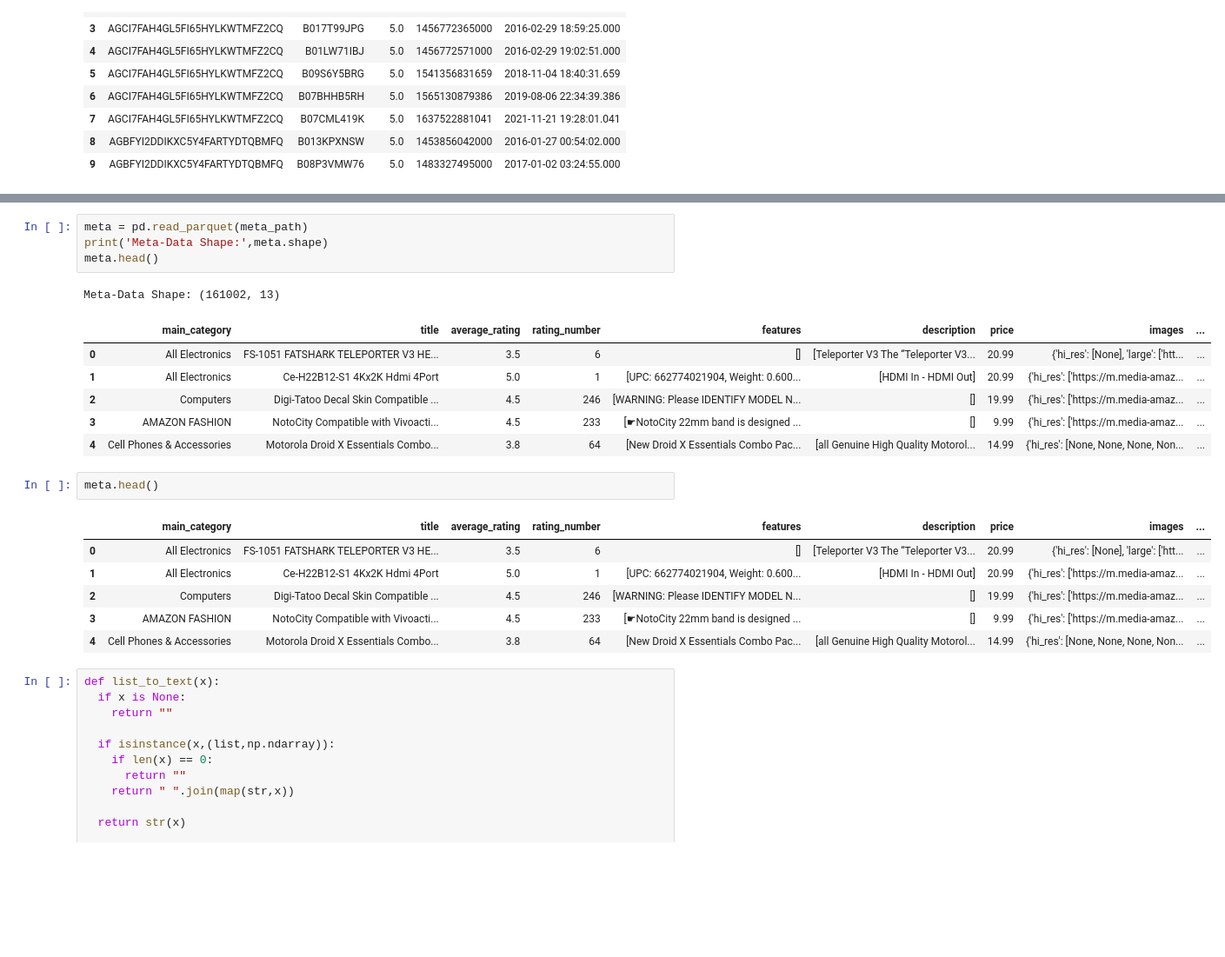
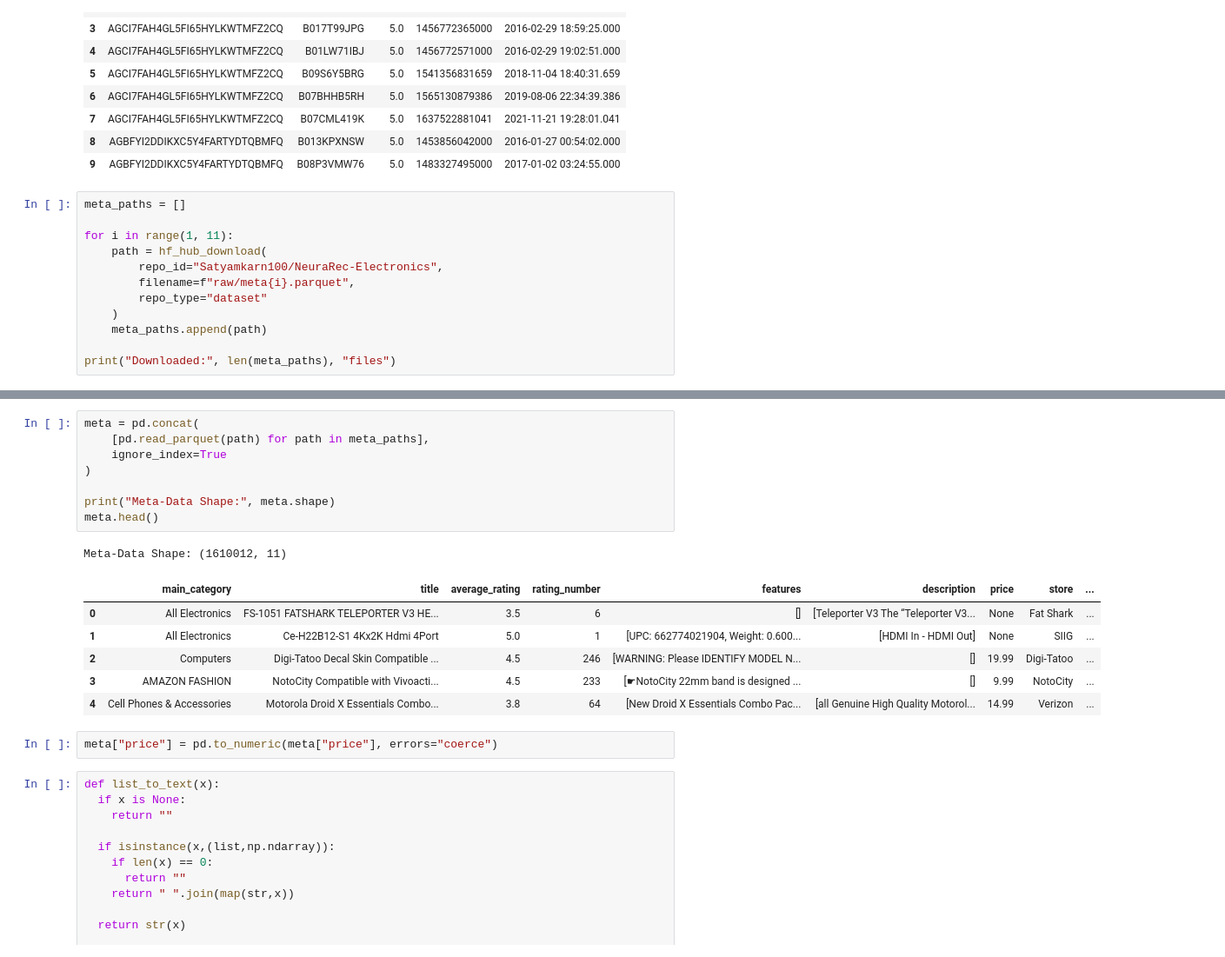
Before and after one commit to satyamkarn100-ctrl/Neural-Recommendation-Personalization-Engine, a Jupyter notebook: 02_preprocessing.ipynb, the cells around one changed output, grey strips where cells are left out. Shown at 87% size. Drawn from its saved outputs; the diff is of its cells as text; blank space fills up the shorter version.

Commit message:
feat: load reviews and concatenate metadata parquet files

```diff
--- a/02_preprocessing.ipynb
+++ b/02_preprocessing.ipynb
@@ -53,3 +55,15 @@ reviews.head(10)
 | 7 | AGCI7FAH4GL5FI65HYLKWTMFZ2CQ | B07CML419K | 5.0 | 1637522881041 | 2021-11-21 19:28:01.041 |
 | 8 | AGBFYI2DDIKXC5Y4FARTYDTQBMFQ | B013KPXNSW | 5.0 | 1453856042000 | 2016-01-27 00:54:02.000 |
 | 9 | AGBFYI2DDIKXC5Y4FARTYDTQBMFQ | B08P3VMW76 | 5.0 | 1483327495000 | 2017-01-02 03:24:55.000 |
+# %%
+meta_paths = []
+
+for i in range(1, 11):
+    path = hf_hub_download(
+        repo_id="Satyamkarn100/NeuraRec-Electronics",
+        filename=f"raw/meta{i}.parquet",
+        repo_type="dataset"
+    )
+    meta_paths.append(path)
+
+print("Downloaded:", len(meta_paths), "files")
@@ -56,24 +82,21 @@ reviews.head(10)
 # %%
-meta = pd.read_parquet(meta_path)
-print('Meta-Data Shape:',meta.shape)
+meta = pd.concat(
+    [pd.read_parquet(path) for path in meta_paths],
+    ignore_index=True
+)
+
+print("Meta-Data Shape:", meta.shape)
 meta.head()
 # %% [output]
-Meta-Data Shape: (161002, 13)
+Meta-Data Shape: (1610012, 11)
-|  | main_category | title | average_rating | rating_number | features | description | price | images | ... |
-| 0 | All Electronics | FS-1051 FATSHARK TELEPORTER V3 HE... | 3.5 | 6 | [] | [Teleporter V3 The “Teleporter V3... | 20.99 | {'hi_res': [None], 'large': ['htt... | ... |
-| 1 | All Electronics | Ce-H22B12-S1 4Kx2K Hdmi 4Port | 5.0 | 1 | [UPC: 662774021904, Weight: 0.600... | [HDMI In - HDMI Out] | 20.99 | {'hi_res': ['https://m.media-amaz... | ... |
-| 2 | Computers | Digi-Tatoo Decal Skin Compatible ... | 4.5 | 246 | [WARNING: Please IDENTIFY MODEL N... | [] | 19.99 | {'hi_res': ['https://m.media-amaz... | ... |
-| 3 | AMAZON FASHION | NotoCity Compatible with Vivoacti... | 4.5 | 233 | [☛NotoCity 22mm band is designed ... | [] | 9.99 | {'hi_res': ['https://m.media-amaz... | ... |
-| 4 | Cell Phones & Accessories | Motorola Droid X Essentials Combo... | 3.8 | 64 | [New Droid X Essentials Combo Pac... | [all Genuine High Quality Motorol... | 14.99 | {'hi_res': [None, None, None, Non... | ... |
+|  | main_category | title | average_rating | rating_number | features | description | price | store | ... |
+| 0 | All Electronics | FS-1051 FATSHARK TELEPORTER V3 HE... | 3.5 | 6 | [] | [Teleporter V3 The “Teleporter V3... | None | Fat Shark | ... |
+| 1 | All Electronics | Ce-H22B12-S1 4Kx2K Hdmi 4Port | 5.0 | 1 | [UPC: 662774021904, Weight: 0.600... | [HDMI In - HDMI Out] | None | SIIG | ... |
+| 2 | Computers | Digi-Tatoo Decal Skin Compatible ... | 4.5 | 246 | [WARNING: Please IDENTIFY MODEL N... | [] | 19.99 | Digi-Tatoo | ... |
+| 3 | AMAZON FASHION | NotoCity Compatible with Vivoacti... | 4.5 | 233 | [☛NotoCity 22mm band is designed ... | [] | 9.99 | NotoCity | ... |
+| 4 | Cell Phones & Accessories | Motorola Droid X Essentials Combo... | 3.8 | 64 | [New Droid X Essentials Combo Pac... | [all Genuine High Quality Motorol... | 14.99 | Verizon | ... |
-# %%
-meta.head()
-# %% [output]
-|  | main_category | title | average_rating | rating_number | features | description | price | images | ... |
-| 0 | All Electronics | FS-1051 FATSHARK TELEPORTER V3 HE... | 3.5 | 6 | [] | [Teleporter V3 The “Teleporter V3... | 20.99 | {'hi_res': [None], 'large': ['htt... | ... |
-| 1 | All Electronics | Ce-H22B12-S1 4Kx2K Hdmi 4Port | 5.0 | 1 | [UPC: 662774021904, Weight: 0.600... | [HDMI In - HDMI Out] | 20.99 | {'hi_res': ['https://m.media-amaz... | ... |
-| 2 | Computers | Digi-Tatoo Decal Skin Compatible ... | 4.5 | 246 | [WARNING: Please IDENTIFY MODEL N... | [] | 19.99 | {'hi_res': ['https://m.media-amaz... | ... |
-| 3 | AMAZON FASHION | NotoCity Compatible with Vivoacti... | 4.5 | 233 | [☛NotoCity 22mm band is designed ... | [] | 9.99 | {'hi_res': ['https://m.media-amaz... | ... |
-| 4 | Cell Phones & Accessories | Motorola Droid X Essentials Combo... | 3.8 | 64 | [New Droid X Essentials Combo Pac... | [all Genuine High Quality Motorol... | 14.99 | {'hi_res': [None, None, None, Non... | ... |
+# %%
+meta["price"] = pd.to_numeric(meta["price"], errors="coerce")
 # %%
 def list_to_text(x):
   if x is None:
```
Also changed, not shown: parts of 4 cells of this notebook.
